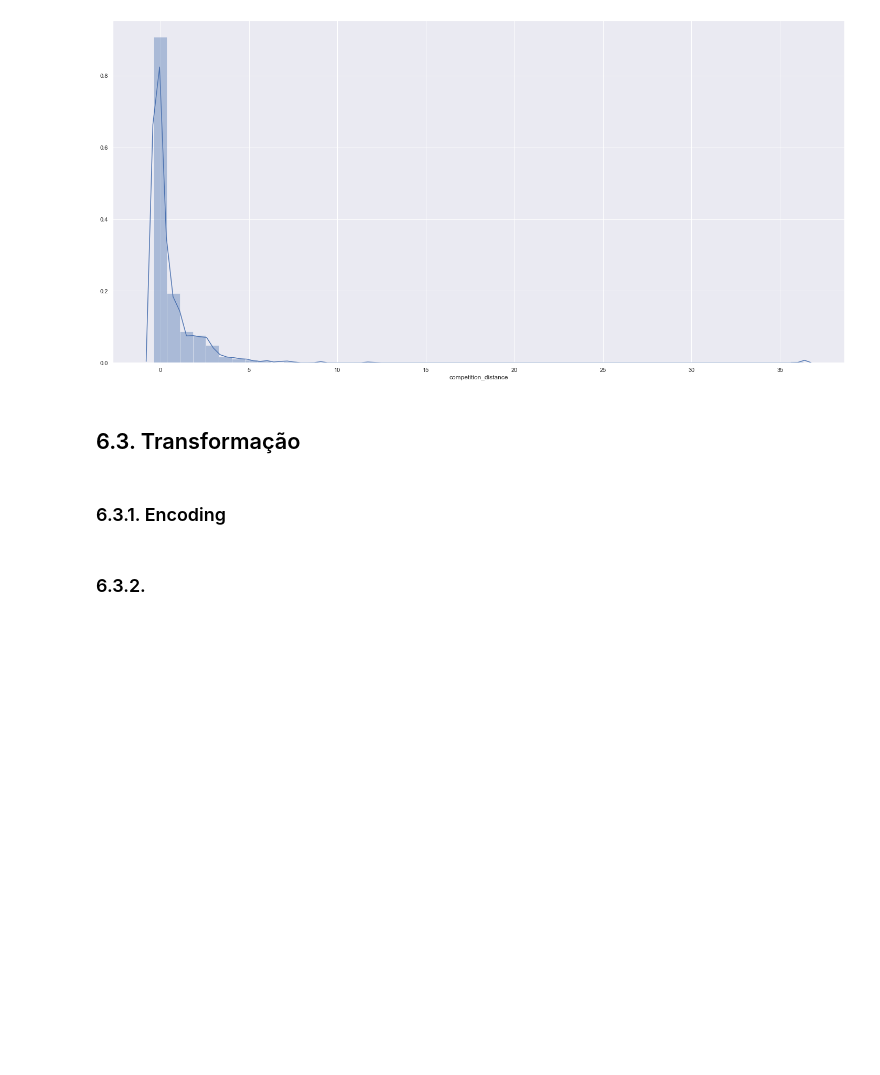
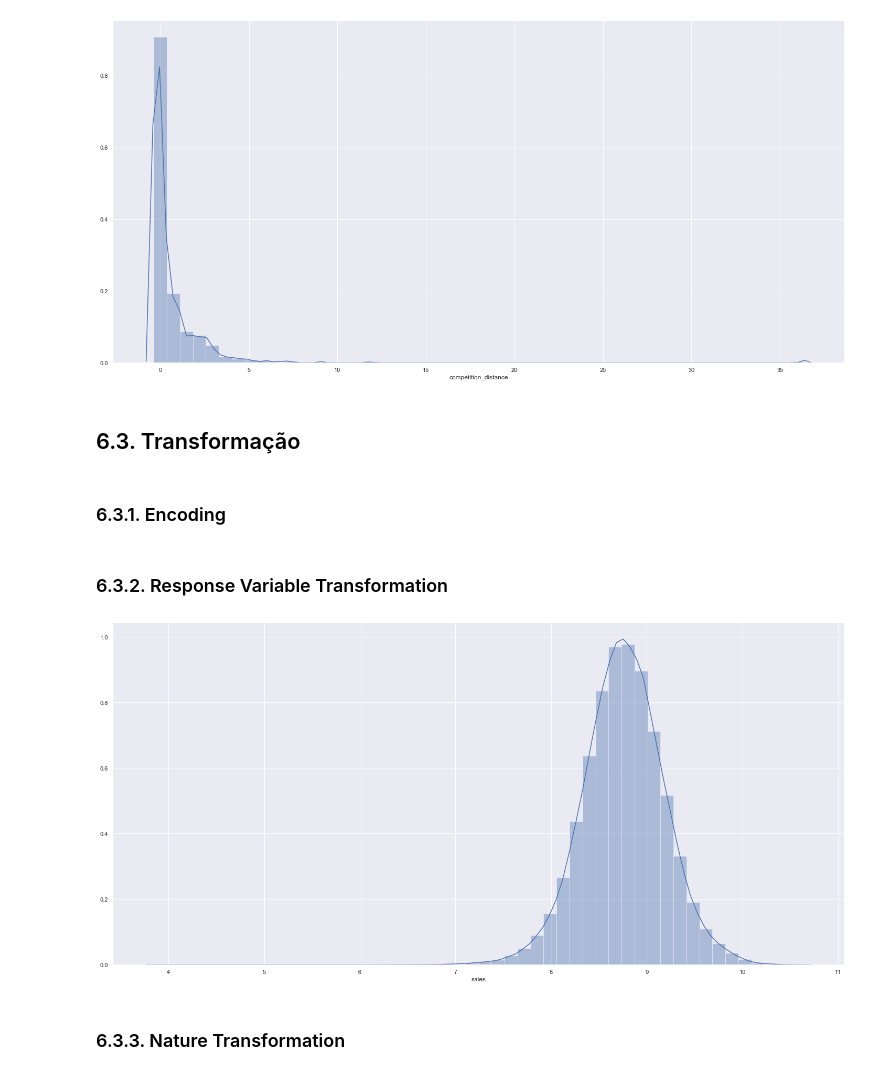
Before and after one commit to edneide/ds_em_producao, a Jupyter notebook: modulo05_preparacao_dos_dados.ipynb, the cells around one changed output. Cells and saved outputs as stored; diff of their text form; code cells hidden in the pictures; blank space fills up the shorter version.

Commit message:
finish data transformation

```diff
--- a/modulo05_preparacao_dos_dados.ipynb
+++ b/modulo05_preparacao_dos_dados.ipynb
@@ -970,4 +970,4 @@ df5['store_type'] = le.fit_transform(df5['store_type'])
 assortment_dict = {'basic': 1, 'extra': 2, 'extended': 3}
 df5['assortment'] = df5['assortment'].map(assortment_dict)
 # %% [markdown]
-### 6.3.2.
+### 6.3.2. Response Variable Transformation
@@ -981,0 +974,8 @@ df5['assortment'] = df5['assortment'].map(assortment_dict)
+# %%
+df5['sales'] = np.log1p(df5['sales'])
+# %%
+sns.distplot(df5['sales']);
+# %% [output]
+[figure, added]
+# %% [markdown]
+### 6.3.3. Nature Transformation
```
Also changed, not shown: parts of 3 cells of this notebook.
